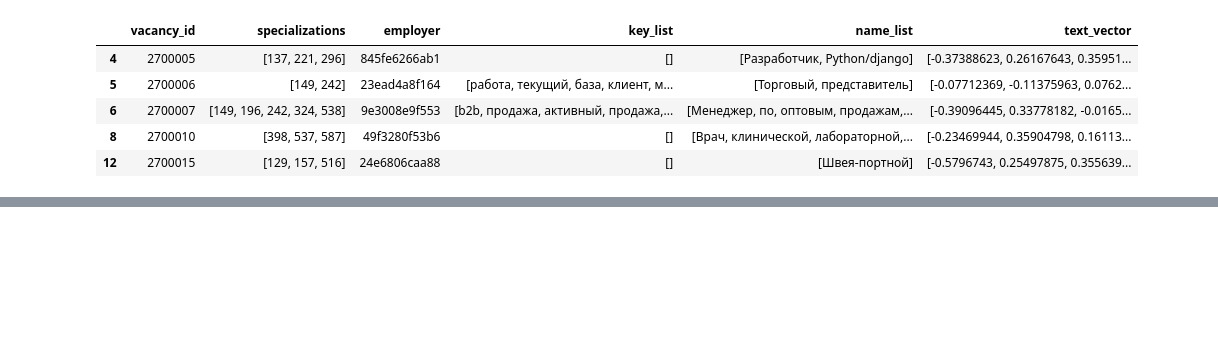
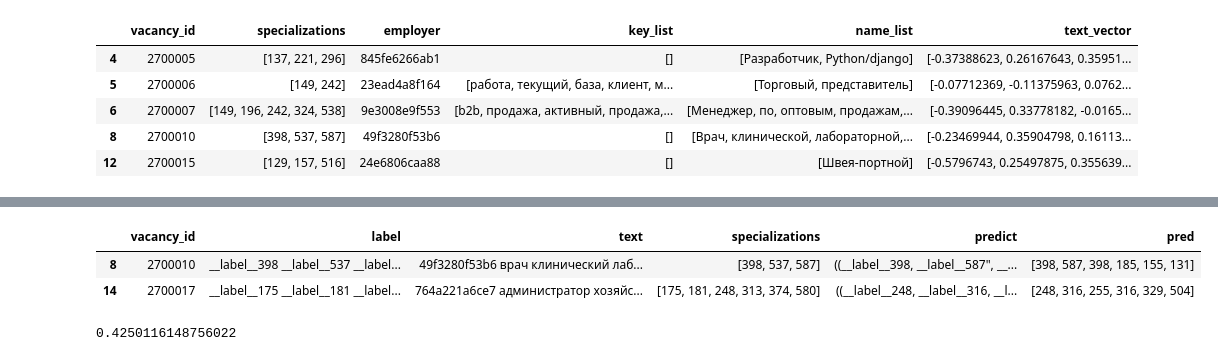
Before and after one commit to gleberof/dbt_hh, a Jupyter notebook: Notebooks/06. Unpivot train.ipynb, the cells around one changed output, grey strips where cells are left out. Cells and saved outputs as stored; diff of their text form; code cells hidden in the pictures; blank space fills up the shorter version.

```diff
--- a/Notebooks/06. Unpivot train.ipynb
+++ b/Notebooks/06. Unpivot train.ipynb
@@ -99,0 +213,3 @@ df_unpivoted.to_parquet('df_unp_vector.pq')
+# %%
+%%time
+test['pred']=test['predict'].apply(lambda x: [int(e.replace('__label__', '').replace('"','')) for e in x[0]])
@@ -99,0 +238,6 @@ df_unpivoted.to_parquet('df_unp_vector.pq')
+# %%
+test.head(2)
+# %% [output]
+|  | vacancy_id | label | text | specializations | predict | pred |
+| 8 | 2700010 | __label__398 __label__537 __label... | 49f3280f53b6 врач клинический лаб... | [398, 537, 587] | ((__label__398, __label__587", __... | [398, 587, 398, 185, 155, 131] |
+| 14 | 2700017 | __label__175 __label__181 __label... | 764a221a6ce7 администратор хозяйс... | [175, 181, 248, 313, 374, 580] | ((__label__248, __label__316, __l... | [248, 316, 255, 316, 329, 504] |
@@ -99,0 +250,4 @@ df_unpivoted.to_parquet('df_unp_vector.pq')
+# %%
+mean_f1score(y_true, y_pred)
+# %% [output]
+0.4250116148756022
```
Also changed, not shown: parts of 42 cells of this notebook, 6 other files.
